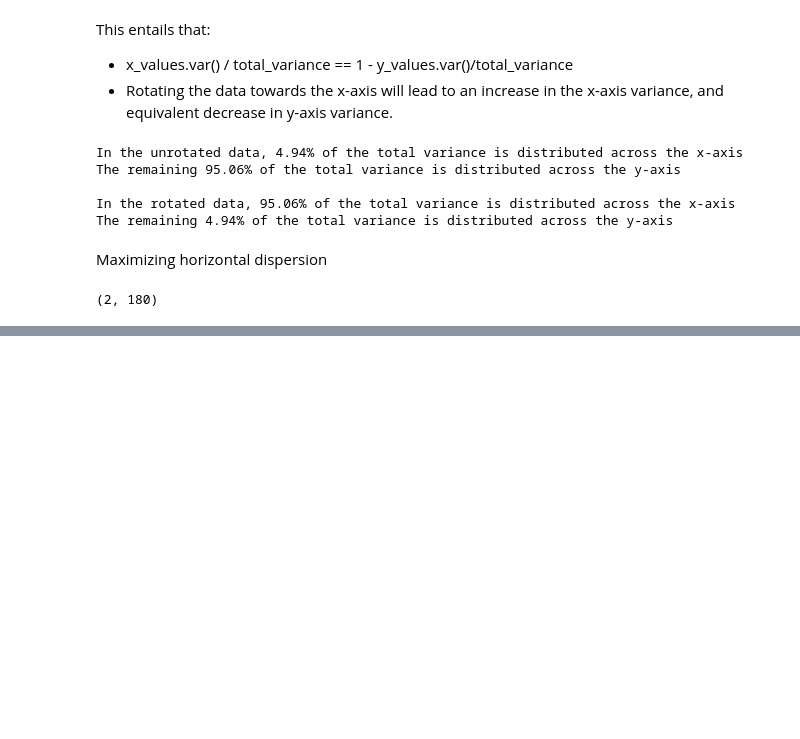
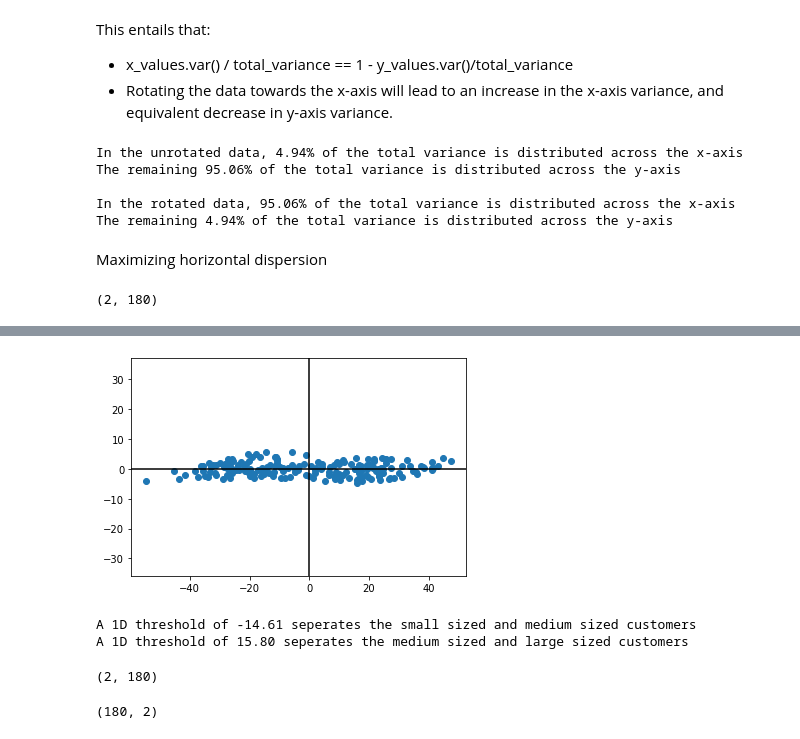
Before and after one commit to ambreen2006/DS_bookcamp_exploration, a Jupyter notebook: DS_BookCamp_DimensionalityReduction.ipynb, the cells around one changed output, grey strips where cells are left out. Drawn from its saved outputs; the diff is of its cells as text; code cells hidden in the pictures; blank space fills up the shorter version.

```diff
--- a/DS_BookCamp_DimensionalityReduction.ipynb
+++ b/DS_BookCamp_DimensionalityReduction.ipynb
@@ -175,0 +177,22 @@ Text(0.5, 0, 'Angle (degrees)')
+# %%
+best_rotated_data = rotate(optimal_angle)
+plt.scatter(best_rotated_data[0], best_rotated_data[1])
+plt.axhline(0, c='black')
+plt.axvline(0, c='black')
+plt.axis('equal')
+plt.show()
+# %% [output]
+[figure, added]
+# %%
+x_values = best_rotated_data[0]
+sorted_x_values = sorted(x_values)
+cluster_size = int(x_values.size/3)
+small_cutoff = max(sorted_x_values[:cluster_size])
+larger_cutoff = min(sorted_x_values[-cluster_size:])
+print(f"A 1D threshold of {small_cutoff:.2f} seperates the small sized and"
+        " medium sized customers")
+print(f"A 1D threshold of {larger_cutoff:.2f} seperates the medium sized "
+        "and large sized customers")
+# %% [output]
+A 1D threshold of -14.61 seperates the small sized and medium sized customers
+A 1D threshold of 15.80 seperates the medium sized and large sized customers
@@ -175,0 +225,8 @@ Text(0.5, 0, 'Angle (degrees)')
+# %%
+best_rotated_data.shape
+# %% [output]
+(2, 180)
+# %%
+best_rotated_data.T.shape
+# %% [output]
+(180, 2)
```
Also changed, not shown: parts of 9 cells of this notebook.
